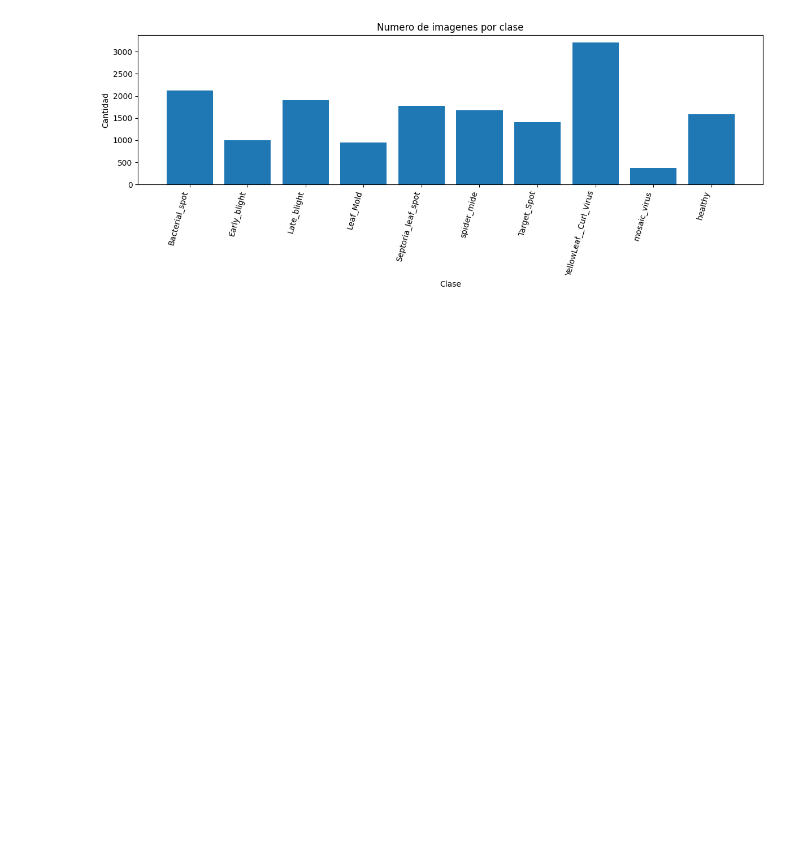
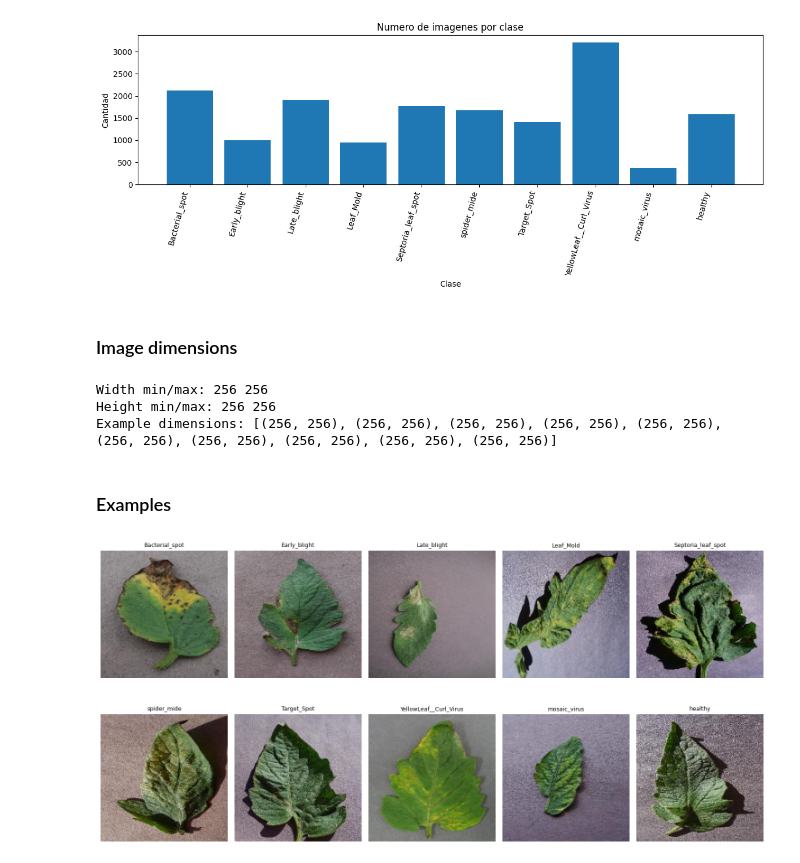
Before and after one commit to wushang549/ICProyecto2, a Jupyter notebook: Modelo/model.ipynb, the cells around one changed output. Cells and saved outputs as stored; diff of their text form; code cells hidden in the pictures; blank space fills up the shorter version.

```diff
--- a/Modelo/model.ipynb
+++ b/Modelo/model.ipynb
@@ -146,3 +114,55 @@ plt.tight_layout()
 plt.show()
 # %% [output]
 [figure]
+# %% [markdown]
+### Image dimensions
+# %%
+all_image_paths = []
+for class_name in TOMATO_CLASSES:
+    all_image_paths.extend(list((subset_root / class_name).glob("*.jpg")))
+
+sample_paths = random.sample(all_image_paths, min(300, len(all_image_paths)))
+
+sizes = []
+for img_path in sample_paths:
+    with Image.open(img_path) as img:
+        sizes.append(img.size)
+
+widths = [s[0] for s in sizes]
+heights = [s[1] for s in sizes]
+
+print("Width min/max:", min(widths), max(widths))
+print("Height min/max:", min(heights), max(heights))
+print("Example dimensions:", sizes[:10])
+# %% [output]
+Width min/max: 256 256
+Height min/max: 256 256
+Example dimensions: [(256, 256), (256, 256), (256, 256), (256, 256), (256, 256), (256, 256), (256, 256), (256, 256), (256, 256), (256, 256)]
+# %% [markdown]
+### Examples
+# %%
+#Una imagen por clase
+plt.figure(figsize=(15, 8))
+
+for i, class_name in enumerate(TOMATO_CLASSES, 1):
+    class_dir = subset_root / class_name
+    image_paths = [
+        img_path for img_path in class_dir.iterdir()
+        if img_path.suffix.lower() in {".jpg", ".jpeg", ".png"}
+    ]
+
+    if not image_paths:
+        continue
+
+    img_path = random.choice(image_paths)
+    img = Image.open(img_path).convert("RGB")
+
+    plt.subplot(2, 5, i)
+    plt.imshow(img)
+    plt.title(graph_label(class_name), fontsize=9)
+    plt.axis("off")
+
+plt.tight_layout()
+plt.show()
+# %% [output]
+[figure, added]
```
Also changed, not shown: parts of 6 cells of this notebook.
